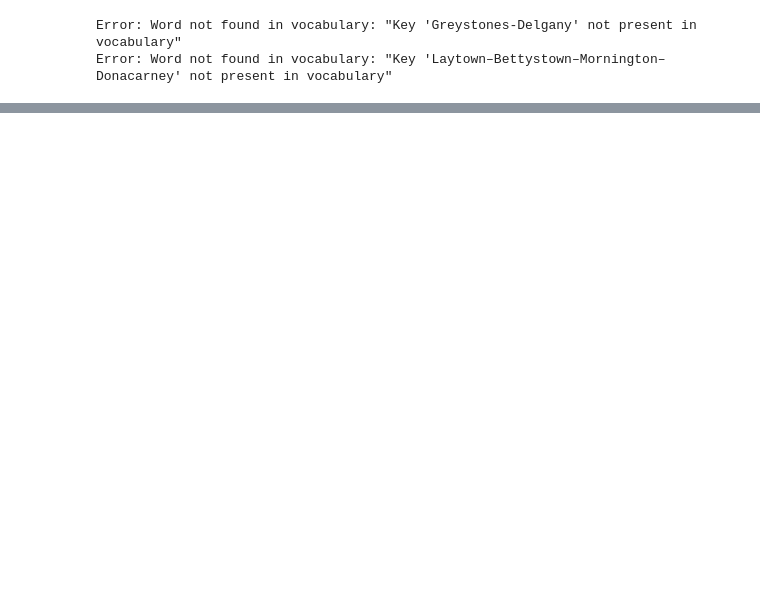
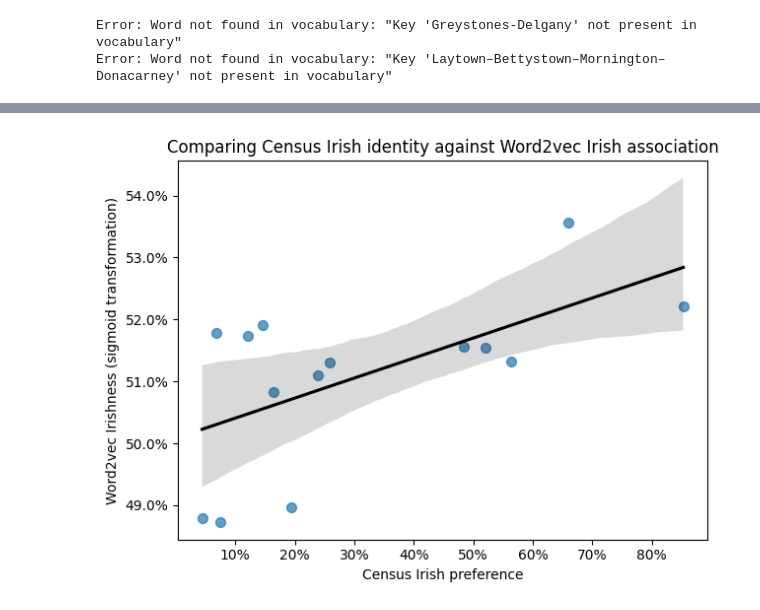
Before and after one commit to daxmavy/ireland, a Jupyter notebook: interactive.ipynb, the cells around one changed output, grey strips where cells are left out. Cells and saved outputs as stored; diff of their text form; code cells hidden in the pictures; blank space fills up the shorter version.

```diff
--- a/interactive.ipynb
+++ b/interactive.ipynb
@@ -321,0 +393,3 @@ plt.show()
+# %%
+gdf['sigmoid_irish'] = np.exp(gdf['Irish_similarity']) / (np.exp(gdf['Irish_similarity']) + np.exp(gdf['British_similarity']))
+gdf
@@ -321,0 +414,38 @@ plt.show()
+# %%
+import seaborn as sns
+import matplotlib.pyplot as plt
+import numpy as np
+import pandas as pd
+from matplotlib.ticker import PercentFormatter
+
+comp_data = pd.merge(
+    left=gdf,
+    right=pd.read_csv('matching_data.csv'),
+    left_on='Settlement',
+    right_on='Matching name'
+)
+
+comp_data['actual_irish_preference'] = comp_data['Irish preference'].str.rstrip('%').astype(float) / 100
+
+# Create scatter plot with regression line
+sns.regplot(
+    data=comp_data,
+    x='actual_irish_preference',
+    y='sigmoid_irish',
+    scatter_kws={'s': 50, 'alpha': 0.7},
+    line_kws={'color': 'black'},
+)
+
+# Add % formatting to both axes
+plt.gca().xaxis.set_major_formatter(PercentFormatter(1))  # 1 = values are fractions (0–1)
+plt.gca().yaxis.set_major_formatter(PercentFormatter(1))
+
+# Labels and legend
+plt.xlabel('Census Irish preference')
+plt.ylabel('Word2vec Irishness (sigmoid transformation)')
+plt.title('Comparing Census Irish identity against Word2vec Irish association')
+# plt.legend(['Regression line'])
+plt.tight_layout()
+plt.show()
+# %% [output]
+[figure, added]
```
Also changed, not shown: parts of 19 cells of this notebook.
